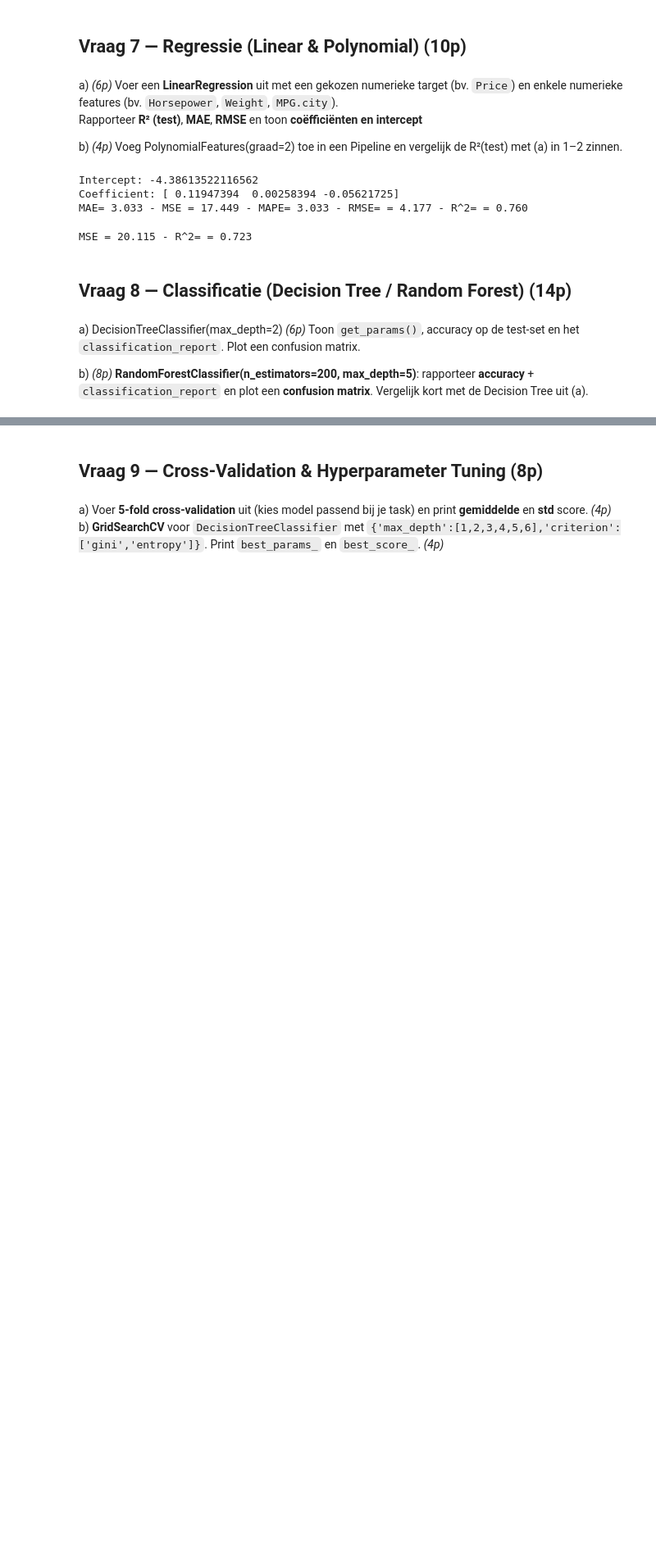
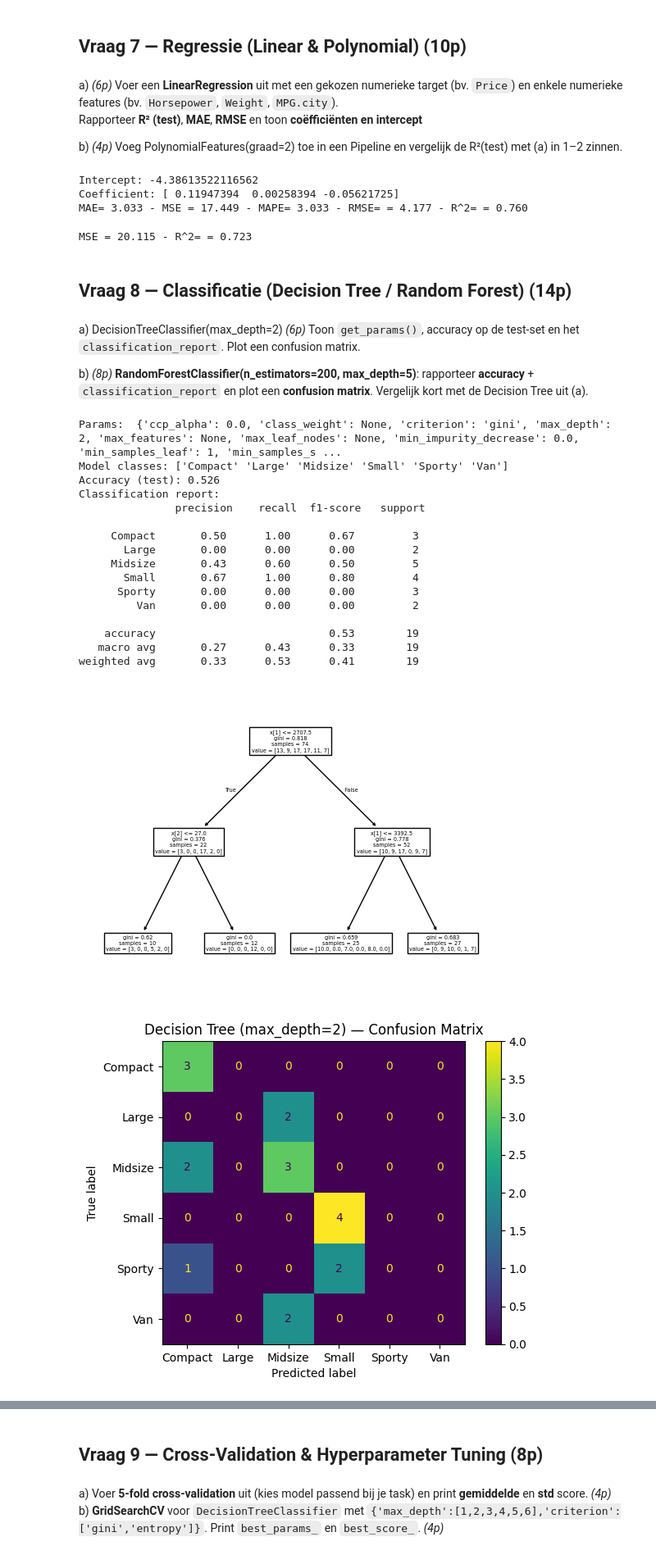
Before and after one commit to YuuneesIBH/KdG-DataScience2, a Jupyter notebook: ChatGPT-Voorbeeldexamens/examweek/DS2_Proefexamen_Stijl_Vraaggewijs.ipynb, the cells around one changed output, grey strips where cells are left out. Shown: that part at 82% size. Saved outputs shown, nothing was run; the diff lists cells and outputs as text; code cells hidden in the pictures; blank space fills up the shorter version.

```diff
--- a/ChatGPT-Voorbeeldexamens/examweek/DS2_Proefexamen_Stijl_Vraaggewijs.ipynb
+++ b/ChatGPT-Voorbeeldexamens/examweek/DS2_Proefexamen_Stijl_Vraaggewijs.ipynb
@@ -415,24 +422,53 @@ Toon `get_params()`, accuracy op de test-set en het `classification_report`. Plo
 # %%
 # a
 #SOLUTION_START
 
 #features + target
 X = cars[["Horsepower", "Weight", "MPG.city"]]
 y = cars["Type"]
 
 #rijen met NaN droppen
 cars_nonan = pd.concat([X, y], axis=1).dropna()
-X, y = data[["Horsepower", "Weight", "MPG.city"]], data["Type"]
+X, y = cars_nonan[["Horsepower", "Weight", "MPG.city"]], cars_nonan["Type"]
 
 X_train, X_test, y_train, y_test = train_test_split(X, y, train_size=0.8,random_state=42 ,stratify=y) # Stratify is used so the classes for the tree are evenly spread as well
 
-model = DecisionTreeClassifier(criterion='gini', max_depth=5, min_samples_split=5, random_state=42) # Deze opties zijn gewoon een voorbeeld, mogen weg BEHALVE gini
+model = DecisionTreeClassifier(criterion='gini', max_depth=2, min_samples_split=5, random_state=42) # Deze opties zijn gewoon een voorbeeld, mogen weg BEHALVE gini
+print("Params: ", model.get_params())
 model.fit(X_train, y_train)
 
 # Tonen van het model
 print(f"Model classes: {model.classes_}")
 plot_tree(model)
+
+#metrics + confusion matrix
+y_pred = model.predict(X_test)
+print(f"Accuracy (test): {accuracy_score(y_test, y_pred):.3f}")
+print("Classification report:\n", classification_report(y_test, y_pred))
+
+ConfusionMatrixDisplay.from_predictions(y_test, y_pred)
+plt.title("Decision Tree (max_depth=2) — Confusion Matrix")
+plt.show()
 #SOLUTION_END
+# %% [output]
+Params:  {'ccp_alpha': 0.0, 'class_weight': None, 'criterion': 'gini', 'max_depth': 2, 'max_features': None, 'max_leaf_nodes': None, 'min_impurity_decrease': 0.0, 'min_samples_leaf': 1, 'min_samples_s ...
+Model classes: ['Compact' 'Large' 'Midsize' 'Small' 'Sporty' 'Van']
+Accuracy (test): 0.526
+Classification report:
+               precision    recall  f1-score   support
+
+     Compact       0.50      1.00      0.67         3
+       Large       0.00      0.00      0.00         2
+     Midsize       0.43      0.60      0.50         5
+       Small       0.67      1.00      0.80         4
+      Sporty       0.00      0.00      0.00         3
+         Van       0.00      0.00      0.00         2
+
+    accuracy                           0.53        19
+   macro avg       0.27      0.43      0.33        19
+weighted avg       0.33      0.53      0.41        19
+[figure, added]
+[figure, added]
 # %%
 # b
 #SOLUTION_START
```
Also changed, not shown: parts of 17 cells of this notebook, 1 other file.
